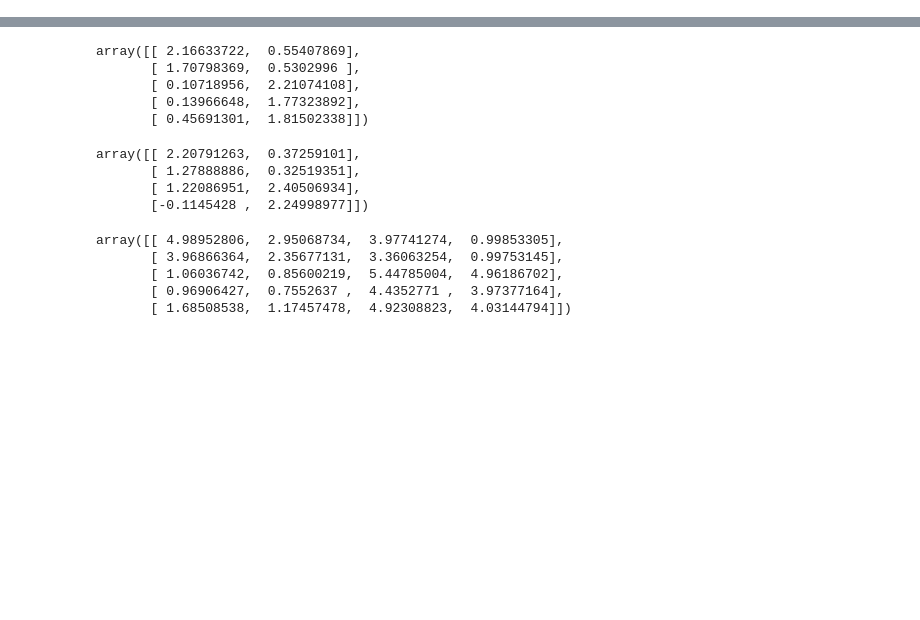
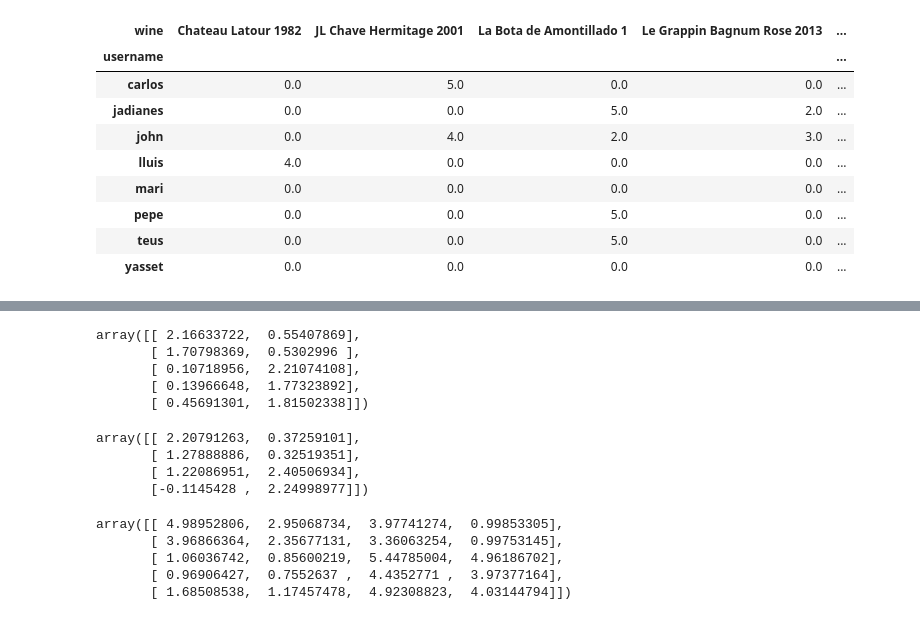
Before and after one commit to zkan/building-recommender-systems, a Jupyter notebook: 05-matrix-factorization.ipynb, the cells around one changed output, grey strips where cells are left out. Drawn from its saved outputs; the diff is of its cells as text; code cells hidden in the pictures; blank space fills up the shorter version.

```diff
--- a/05-matrix-factorization.ipynb
+++ b/05-matrix-factorization.ipynb
@@ -7,0 +7,2 @@ model = NMF(n_components=2, alpha=0.0002, beta=0.02, eta=0.0001, init='random',
+# %%
+wine = pd.read_csv('data/reviews.csv')
@@ -7,0 +18,15 @@ model = NMF(n_components=2, alpha=0.0002, beta=0.02, eta=0.0001, init='random',
+# %%
+wine_pivoted = wine.pivot('username', 'wine', 'rating').fillna(0)
+# %%
+wine_pivoted
+# %% [output]
+| wine | Chateau Latour 1982 | JL Chave Hermitage 2001 | La Bota de Amontillado 1 | Le Grappin Bagnum Rose 2013 | ... |
+| username |  |  |  |  | ... |
+| carlos | 0.0 | 5.0 | 0.0 | 0.0 | ... |
+| jadianes | 0.0 | 0.0 | 5.0 | 2.0 | ... |
+| john | 0.0 | 4.0 | 2.0 | 3.0 | ... |
+| lluis | 4.0 | 0.0 | 0.0 | 0.0 | ... |
+| mari | 0.0 | 0.0 | 0.0 | 0.0 | ... |
+| pepe | 0.0 | 0.0 | 5.0 | 0.0 | ... |
+| teus | 0.0 | 0.0 | 5.0 | 0.0 | ... |
+| yasset | 0.0 | 0.0 | 0.0 | 0.0 | ... |
```
Also changed, not shown: parts of 30 cells of this notebook.
